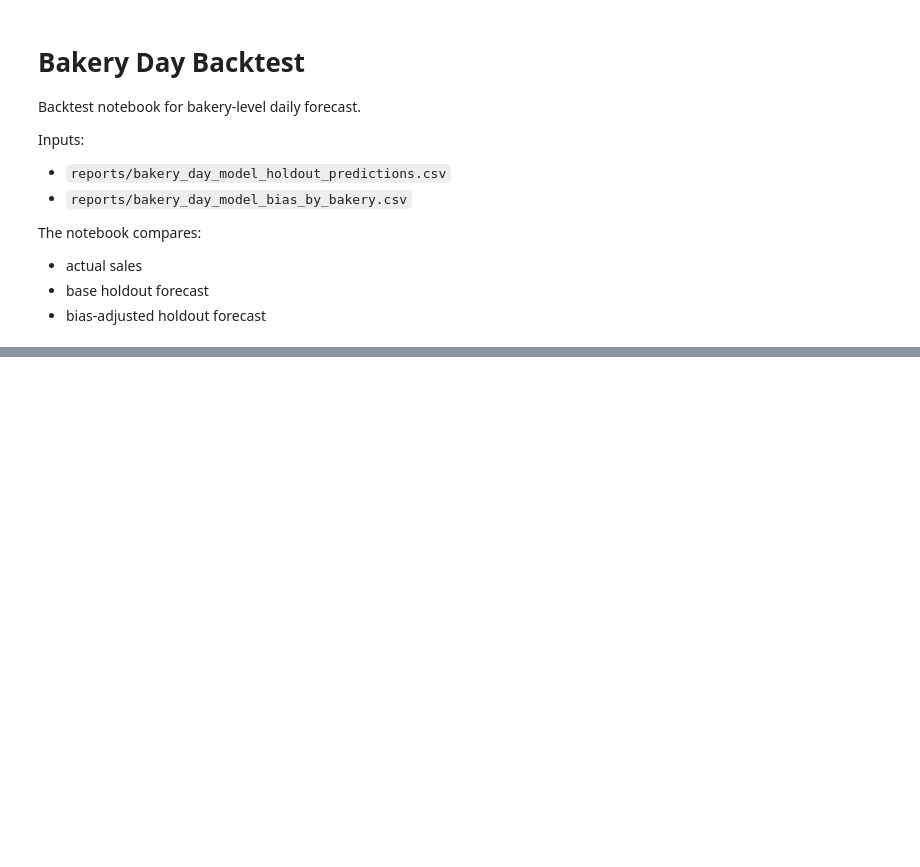
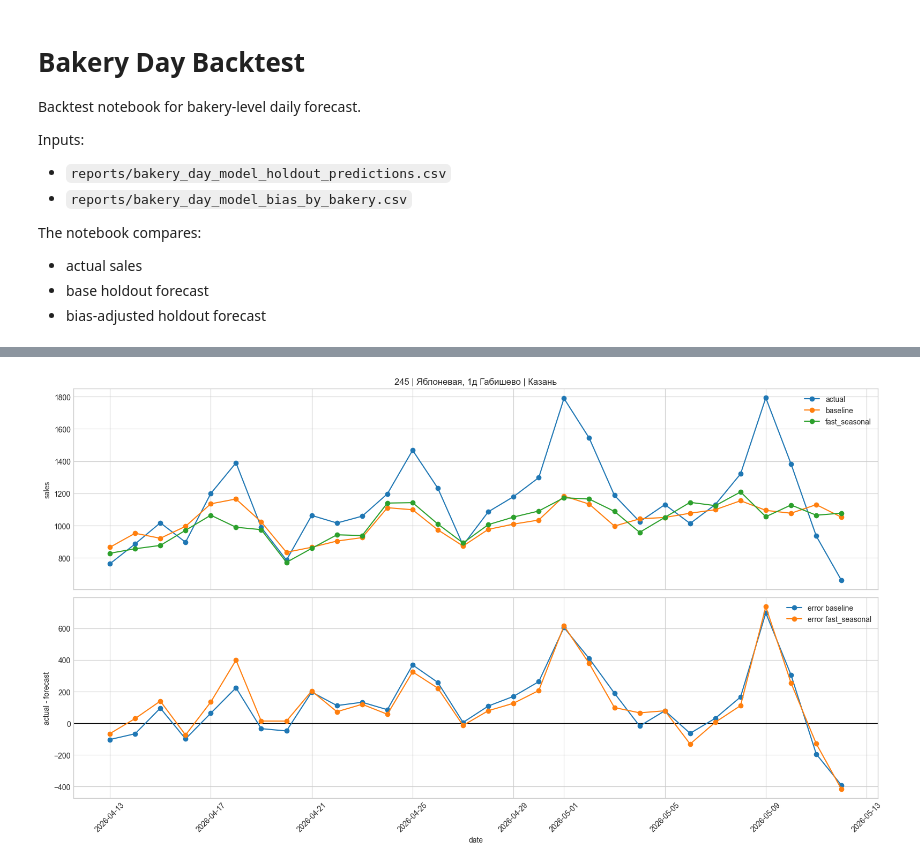
Before and after one commit to Almazziastinov/demand-forecasting-model, a Jupyter notebook: notebooks/bakery_day_backtest.ipynb, the cells around one changed output, grey strips where cells are left out. Drawn from its saved outputs; the diff is of its cells as text; code cells hidden in the pictures; blank space fills up the shorter version.

```diff
--- a/notebooks/bakery_day_backtest.ipynb
+++ b/notebooks/bakery_day_backtest.ipynb
@@ -195,0 +283,95 @@ display(bakery_metrics.sort_values("mae_delta", ascending=False).head(20))
+# %%
+from pathlib import Path
+
+import matplotlib.pyplot as plt
+import pandas as pd
+from IPython.display import display
+
+plt.style.use("seaborn-v0_8-whitegrid")
+plt.rcParams["figure.figsize"] = (14, 5)
+
+ROOT = Path.cwd().resolve()
+if ROOT.name == "notebooks":
+    ROOT = ROOT.parent
+
+base = pd.read_csv(
+    ROOT / "src" / "experiments_v2" / "72_bakery_regime_shift" / "predictions_baseline_global_lgbm.csv",
+    encoding="utf-8-sig",
+)
+fast = pd.read_csv(
+    ROOT / "src" / "experiments_v2" / "72_bakery_regime_shift" / "predictions_fast_seasonal_lgbm.csv",
+    encoding="utf-8-sig",
+)
+
+for df in [base, fast]:
+    df["date"] = pd.to_datetime(df["date"], errors="coerce")
+
+cmp_df = base.merge(
+    fast[["date", "bakery_id", "prediction"]].rename(columns={"prediction": "pred_fast"}),
+    on=["date", "bakery_id"],
+    how="inner",
+)
+cmp_df = cmp_df.rename(columns={"prediction": "pred_base"})
+cmp_df["err_base"] = cmp_df["bakery_sales"] - cmp_df["pred_base"]
+cmp_df["err_fast"] = cmp_df["bakery_sales"] - cmp_df["pred_fast"]
+cmp_df.head()
+
+def show_bakery_compare(bakery_id: int):
+    sub = cmp_df[cmp_df["bakery_id"] == bakery_id].sort_values("date").copy()
+    if sub.empty:
+        print(f"bakery_id={bakery_id}: no rows")
+        return
+
+    bakery_name = sub["bakery_name"].iloc[0]
+    city = sub["city"].iloc[0]
+
+    metrics = pd.DataFrame(
+        [
+            {
+                "model": "baseline",
+                "mae": sub["err_base"].abs().mean(),
+                "bias": sub["err_base"].mean(),
+                "actual_mean": sub["bakery_sales"].mean(),
+                "forecast_mean": sub["pred_base"].mean(),
+            },
+            {
+                "model": "fast_seasonal",
+                "mae": sub["err_fast"].abs().mean(),
+                "bias": sub["err_fast"].mean(),
+                "actual_mean": sub["bakery_sales"].mean(),
+                "forecast_mean": sub["pred_fast"].mean(),
+            },
+        ]
+    )
+
+    print(f"bakery_id={bakery_id} | {bakery_name} | {city}")
+    display(metrics)
+    display(
+        sub[
+            ["date", "bakery_sales", "pred_base", "pred_fast", "err_base", "err_fast"]
+        ].reset_index(drop=True)
+    )
+
+    fig, axes = plt.subplots(2, 1, figsize=(16, 9), sharex=True)
+
+    axes[0].plot(sub["date"], sub["bakery_sales"], marker="o", label="actual")
+    axes[0].plot(sub["date"], sub["pred_base"], marker="o", label="baseline")
+    axes[0].plot(sub["date"], sub["pred_fast"], marker="o", label="fast_seasonal")
+    axes[0].set_title(f"{bakery_id} | {bakery_name} | {city}")
+    axes[0].set_ylabel("sales")
+    axes[0].legend()
+
+    axes[1].axhline(0.0, color="black", linewidth=1)
+    axes[1].plot(sub["date"], sub["err_base"], marker="o", label="error baseline")
+    axes[1].plot(sub["date"], sub["err_fast"], marker="o", label="error fast_seasonal")
+    axes[1].set_ylabel("actual - forecast")
+    axes[1].set_xlabel("date")
+    axes[1].legend()
+
+    plt.xticks(rotation=45)
+    plt.tight_layout()
+    plt.show()
+
+for bakery_id in [245, 262, 60, 122, 128, 129, 127, 130, 131, 132]:
+    show_bakery_compare(bakery_id)
+# %% [output]
@@ -195,0 +399 @@ display(bakery_metrics.sort_values("mae_delta", ascending=False).head(20))
+[figure, added]
```
Also changed, not shown: parts of 9 cells of this notebook, 4 other files.
